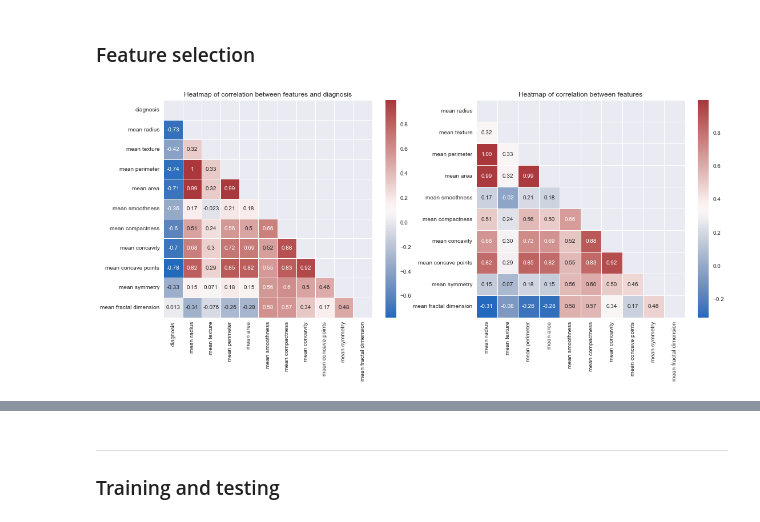
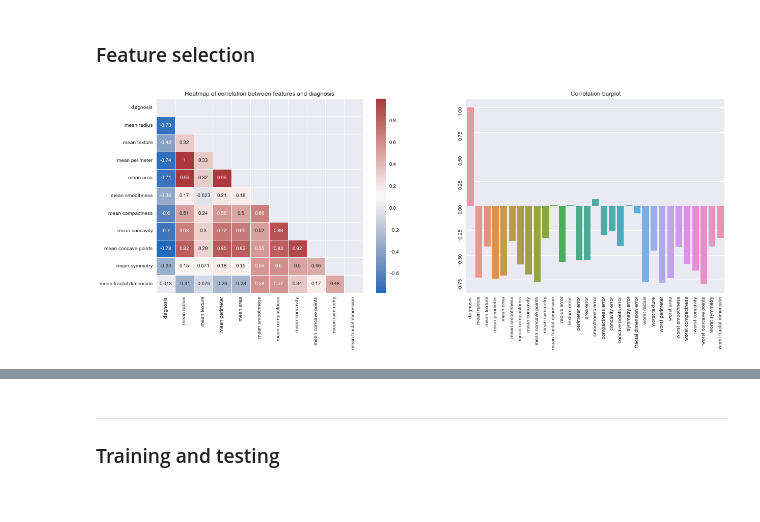
Before and after one commit to fsentin/uzop, a Jupyter notebook: projectNotebook.ipynb, the cells around one changed output, grey strips where cells are left out. Drawn from its saved outputs; the diff is of its cells as text; code cells hidden in the pictures.

```diff
--- a/projectNotebook.ipynb
+++ b/projectNotebook.ipynb
@@ -123,13 +123,14 @@ plt.show()
 # %% [markdown]
 ### Feature selection
 # %%
-plt.figure(figsize = (18,7))
+plt.figure(figsize = (20,7))
 plt.subplot(1,2,1)
 sns.heatmap(D_mean.corr(), annot=True, cmap="vlag", linewidths=.5, mask=np.triu(D_mean.corr()))
 plt.title("Heatmap of correlation between features and diagnosis")
 plt.subplot(1,2,2)
-sns.heatmap(X_mean.corr(), annot=True, fmt=".2f", cmap="vlag", linewidths=.5, mask=np.triu(X_mean.corr()))
-plt.title("Heatmap of correlation between features")
+ax = sns.barplot(x=D.corrwith(D.diagnosis).index, y=D.corrwith(D.diagnosis))
+ax.tick_params(labelrotation = 90)
+plt.title("Correlation barplot")
 plt.show()
 # %% [output]
-[figure, old version]
+[figure, new version]
```
Also changed, not shown: parts of 10 cells of this notebook.
